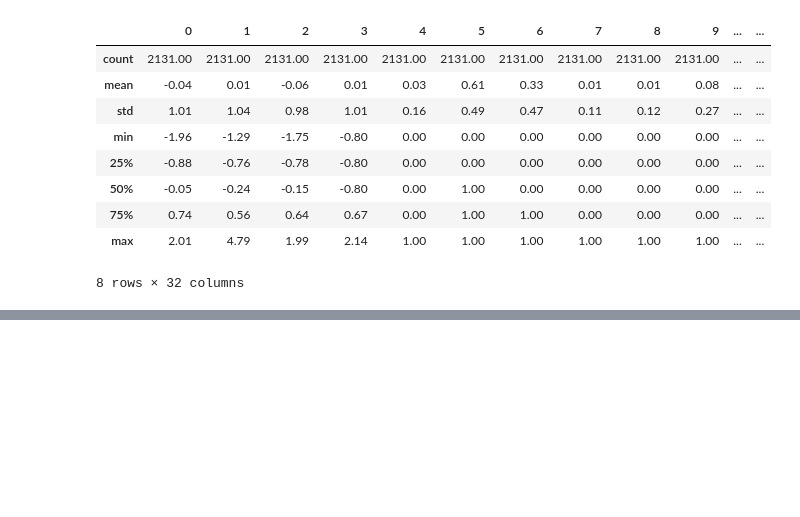
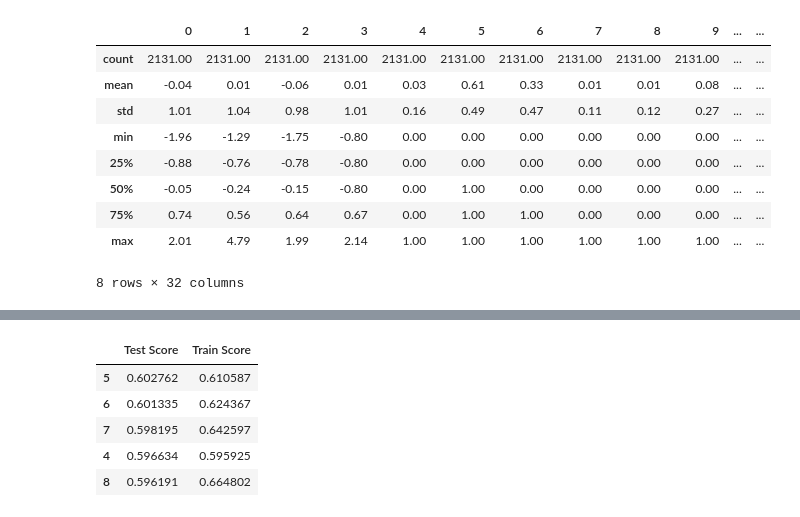
Before and after one commit to SantosAbimaelRomero/Sales-Preditions, a Jupyter notebook: Sales_Prediction_Project.ipynb, the cells around one changed output, grey strips where cells are left out. Cells and saved outputs as stored; diff of their text form; code cells hidden in the pictures; blank space fills up the shorter version.

```diff
--- a/Sales_Prediction_Project.ipynb
+++ b/Sales_Prediction_Project.ipynb
@@ -355,0 +561,11 @@ X_test_viz.describe().round(2)
+# %%
+# Check scores DataFrame for highest Score
+scores = scores.sort_values(by='Test Score', ascending=False)
+scores.head()
+# %% [output]
+|  | Test Score | Train Score |
+| 5 | 0.602762 | 0.610587 |
+| 6 | 0.601335 | 0.624367 |
+| 7 | 0.598195 | 0.642597 |
+| 4 | 0.596634 | 0.595925 |
+| 8 | 0.596191 | 0.664802 |
```
Also changed, not shown: parts of 40 cells of this notebook.
